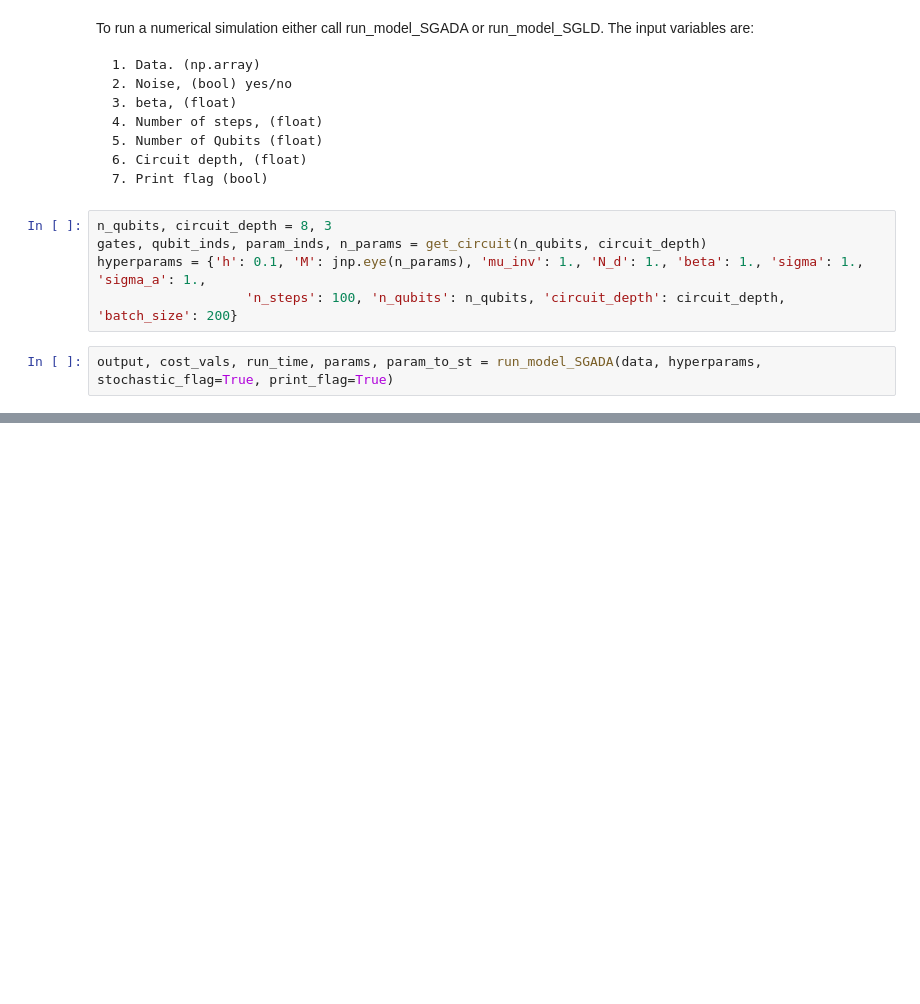
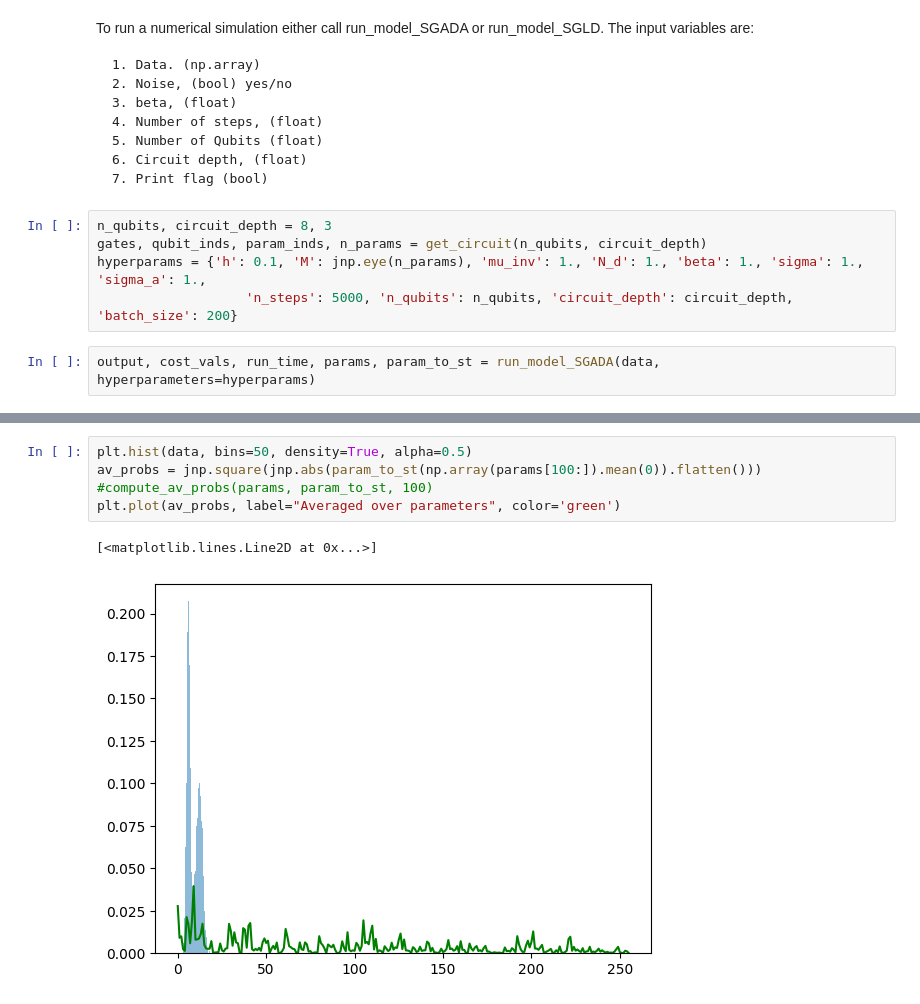
Before and after one commit to uzaykaradag/quantum-generative-modelling, a Jupyter notebook: doc_simulation_funcs.ipynb, the cells around one changed output, grey strips where cells are left out. Saved outputs shown, nothing was run; the diff lists cells and outputs as text; blank space fills up the shorter version.

```diff
--- a/doc_simulation_funcs.ipynb
+++ b/doc_simulation_funcs.ipynb
@@ -35,7 +35,7 @@ The input variables are:
 n_qubits, circuit_depth = 8, 3
 gates, qubit_inds, param_inds, n_params = get_circuit(n_qubits, circuit_depth)
 hyperparams = {'h': 0.1, 'M': jnp.eye(n_params), 'mu_inv': 1., 'N_d': 1., 'beta': 1., 'sigma': 1., 'sigma_a': 1.,
-                   'n_steps': 100, 'n_qubits': n_qubits, 'circuit_depth': circuit_depth, 'batch_size': 200}
+                   'n_steps': 5000, 'n_qubits': n_qubits, 'circuit_depth': circuit_depth, 'batch_size': 200}
 # %%
-output, cost_vals, run_time, params, param_to_st = run_model_SGADA(data, hyperparams, stochastic_flag=True, print_flag=True)
+output, cost_vals, run_time, params, param_to_st = run_model_SGADA(data, hyperparameters=hyperparams)
 # %% [output]
@@ -44,2 +43,9 @@ Progress: |███████████████████████
+# %%
+plt.hist(data, bins=50, density=True, alpha=0.5)
+av_probs = jnp.square(jnp.abs(param_to_st(np.array(params[100:]).mean(0)).flatten())) #compute_av_probs(params, param_to_st, 100)
+plt.plot(av_probs, label="Averaged over parameters", color='green')
+# %% [output]
+[<matplotlib.lines.Line2D at 0x...>]
+[figure, added]
 # %%
 hyperparams = {'beta': 100,'n_steps': 500, 'n_qubits':8 , 'circuit_depth':3, 'batch_size': 200}
```
Also changed, not shown: parts of 2 cells of this notebook, 1 other file.
